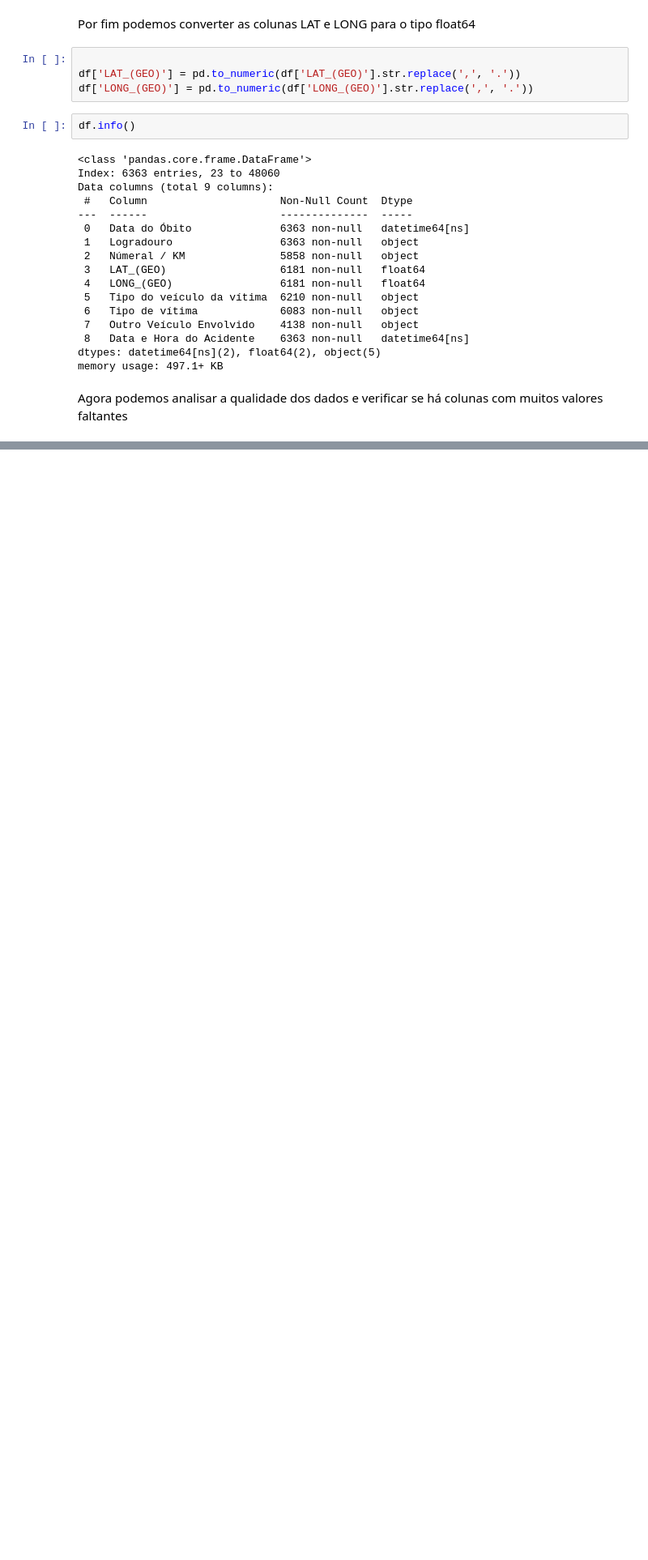
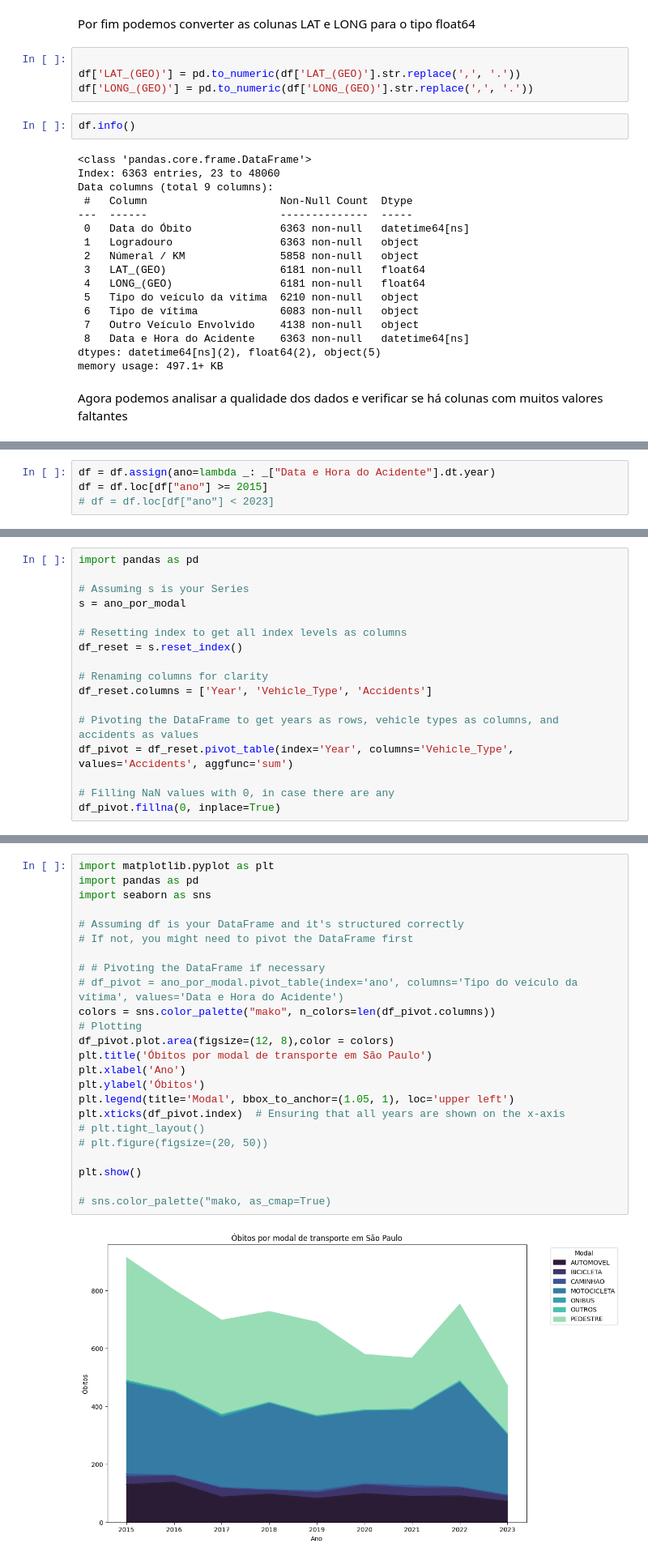
Before and after one commit to Insper-Data/2023-2_faixa_azul, a Jupyter notebook: notebooks/analise_infosiga_obitos.ipynb, the cells around one changed output, grey strips where cells are left out. Shown at 81% size. Cells and saved outputs as stored; diff of their text form; blank space fills up the shorter version.

```diff
--- a/notebooks/analise_infosiga_obitos.ipynb
+++ b/notebooks/analise_infosiga_obitos.ipynb
@@ -303,0 +305,4 @@ dtype: float64
+# %%
+df = df.assign(ano=lambda _: _["Data e Hora do Acidente"].dt.year)
+df = df.loc[df["ano"] >= 2015]
+# df = df.loc[df["ano"] < 2023]
@@ -303,0 +356,17 @@ dtype: float64
+# %%
+import pandas as pd
+
+# Assuming s is your Series
+s = ano_por_modal
+
+# Resetting index to get all index levels as columns
+df_reset = s.reset_index()
+
+# Renaming columns for clarity
+df_reset.columns = ['Year', 'Vehicle_Type', 'Accidents']
+
+# Pivoting the DataFrame to get years as rows, vehicle types as columns, and accidents as values
+df_pivot = df_reset.pivot_table(index='Year', columns='Vehicle_Type', values='Accidents', aggfunc='sum')
+
+# Filling NaN values with 0, in case there are any
+df_pivot.fillna(0, inplace=True)
@@ -303,0 +388,26 @@ dtype: float64
+# %%
+import matplotlib.pyplot as plt
+import pandas as pd
+import seaborn as sns
+
+# Assuming df is your DataFrame and it's structured correctly
+# If not, you might need to pivot the DataFrame first
+
+# # Pivoting the DataFrame if necessary
+# df_pivot = ano_por_modal.pivot_table(index='ano', columns='Tipo do veículo da vítima', values='Data e Hora do Acidente')
+colors = sns.color_palette("mako", n_colors=len(df_pivot.columns))
+# Plotting
+df_pivot.plot.area(figsize=(12, 8),color = colors)
+plt.title('Óbitos por modal de transporte em São Paulo')
+plt.xlabel('Ano')
+plt.ylabel('Óbitos')
+plt.legend(title='Modal', bbox_to_anchor=(1.05, 1), loc='upper left')
+plt.xticks(df_pivot.index)  # Ensuring that all years are shown on the x-axis
+# plt.tight_layout()
+# plt.figure(figsize=(20, 50))
+
+plt.show()
+
+# sns.color_palette("mako, as_cmap=True)
+# %% [output]
+[figure, added]
```
Also changed, not shown: parts of 14 cells of this notebook, 4 other files.
